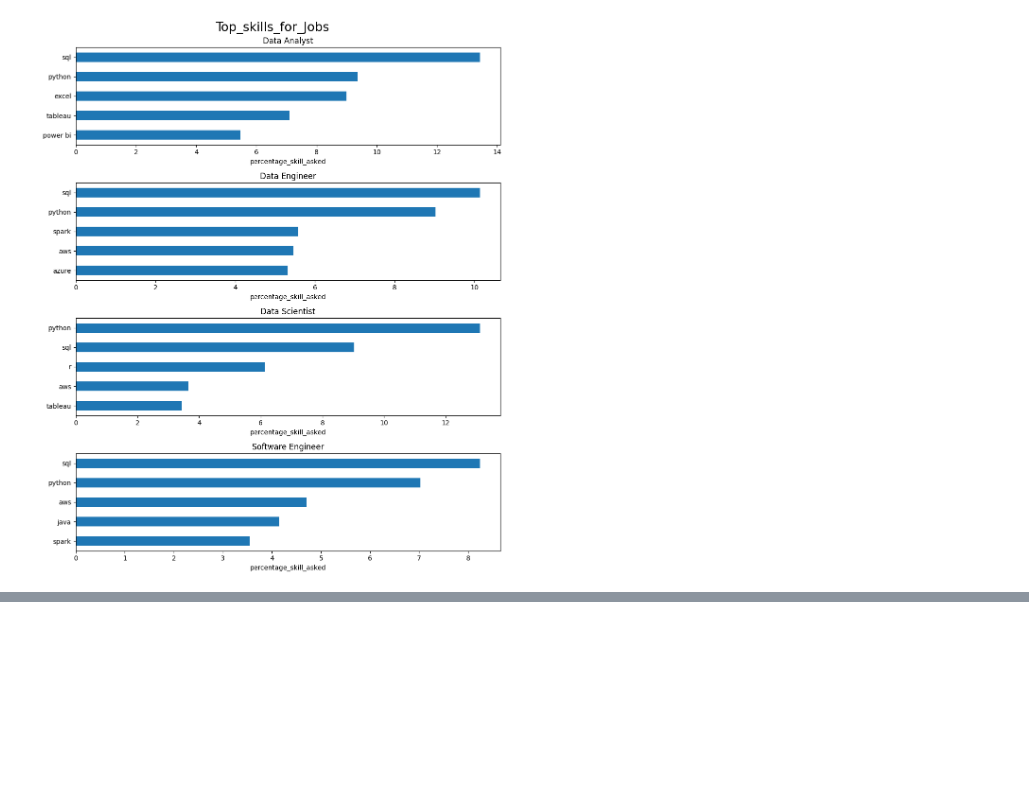
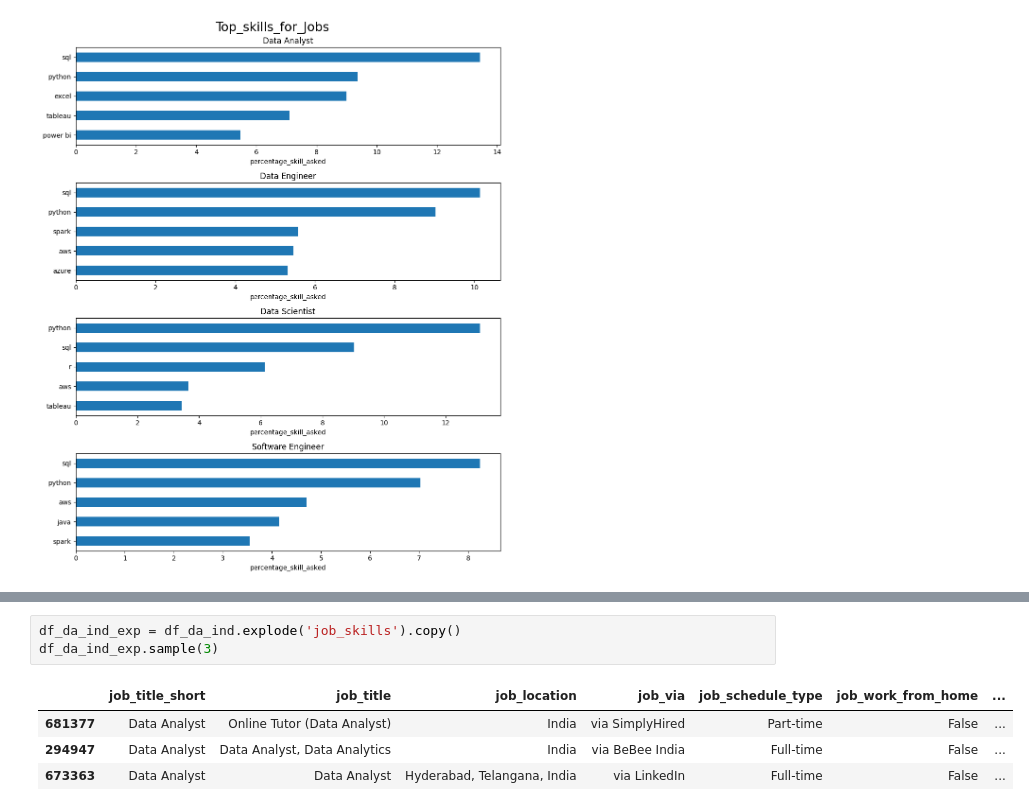
Before and after one commit to Mugundh97B/datajobs_da, a Jupyter notebook: pr1.ipynb, the cells around one changed output, grey strips where cells are left out. Drawn from its saved outputs; the diff is of its cells as text; blank space fills up the shorter version.

```diff
--- a/pr1.ipynb
+++ b/pr1.ipynb
@@ -280,0 +301,8 @@ plt.show()
+# %%
+df_da_ind_exp = df_da_ind.explode('job_skills').copy()
+df_da_ind_exp.sample(3)
+# %% [output]
+|  | job_title_short | job_title | job_location | job_via | job_schedule_type | job_work_from_home | ... |
+| 681377 | Data Analyst | Online Tutor (Data Analyst) | India | via SimplyHired | Part-time | False | ... |
+| 294947 | Data Analyst | Data Analyst, Data Analytics | India | via BeBee India | Full-time | False | ... |
+| 673363 | Data Analyst | Data Analyst | Hyderabad, Telangana, India | via LinkedIn | Full-time | False | ... |
```
Also changed, not shown: parts of 5 cells of this notebook, 2 other files.
